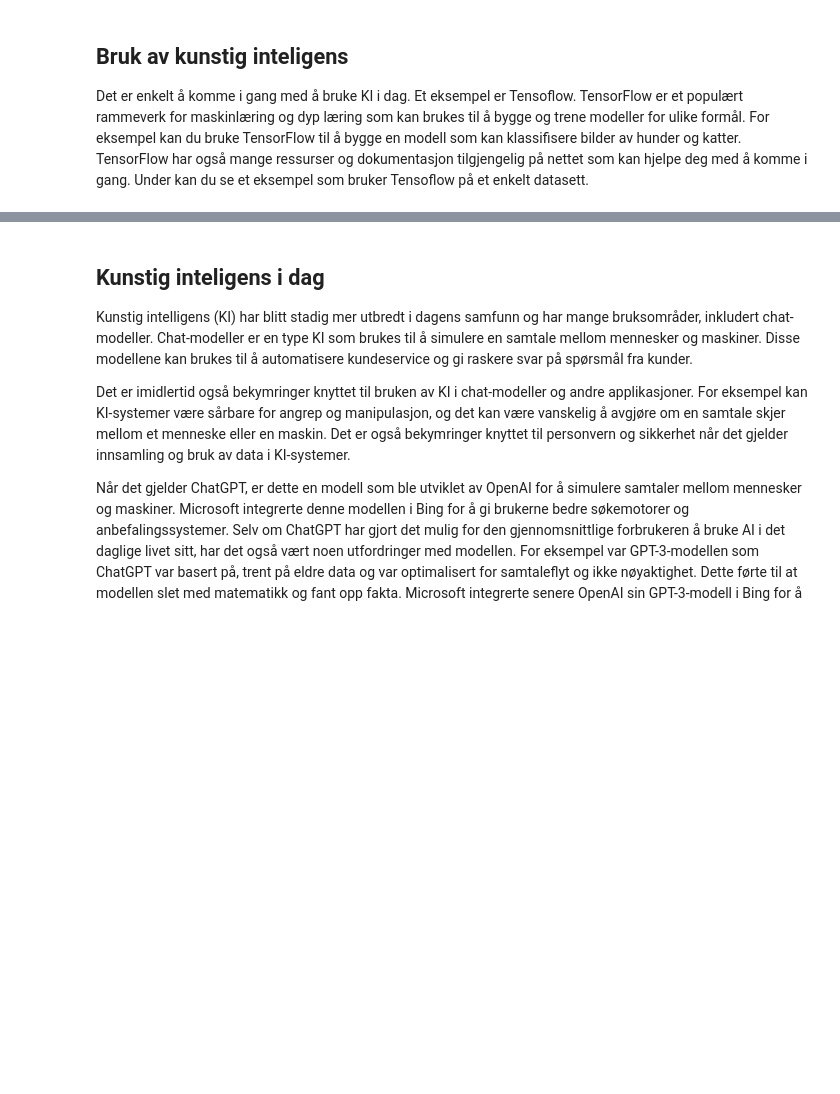
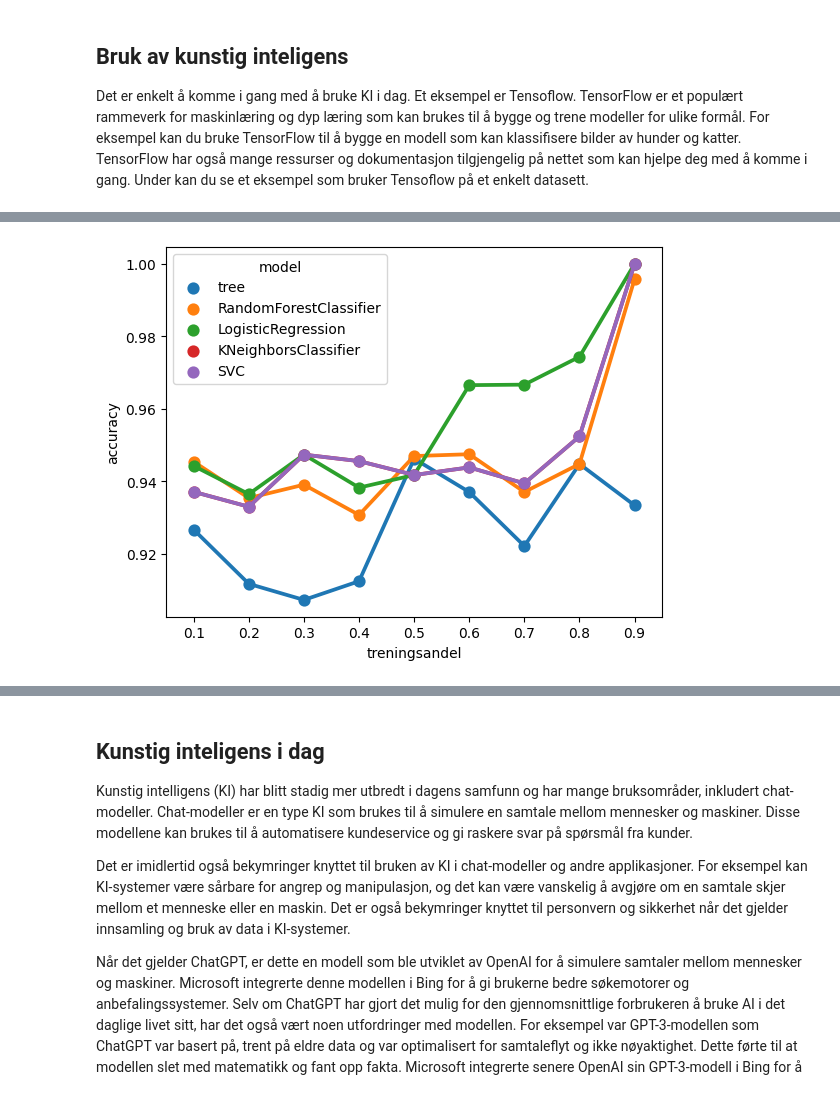
Before and after one commit to EliasTors/ModelleringII, a Jupyter notebook: modelleringII.ipynb, the cells around one changed output, grey strips where cells are left out. Saved outputs shown, nothing was run; the diff lists cells and outputs as text; code cells hidden in the pictures; blank space fills up the shorter version.

Commit message:
graph

```diff
--- a/modelleringII.ipynb
+++ b/modelleringII.ipynb
@@ -202,0 +238,35 @@ print(f'F1-score: {f1:.2f}')
+# %%
+# LogisticRegression
+
+# Velge ut data til trening og testing
+for i in range(1, 10):
+    accuracy_list = []
+    treningsandel_eval = i/10
+    for j in range (10):
+        ml_data = train_test_split(kriterier, kategorier, train_size=treningsandel_eval, random_state=42)
+
+        treningskriterier = ml_data[0]
+        testkriterier = ml_data[1]
+        treningskategorier = ml_data[2]
+        testkategorier = ml_data[3]
+
+        #print(treningskriterier)
+
+        modell = LogisticRegression()                  # Lager modellen
+        modell.fit(treningskriterier, treningskategorier)       # Trener modellen
+
+        forutsigelser = modell.predict(testkriterier)
+        #print("Accuracy:", round(accuracy_score(testkategorier, forutsigelser), 2))
+
+        # Assume y_test and y_pred are the true and predicted labels for the test set
+        precision = precision_score(testkategorier, forutsigelser, average='macro')
+        recall = recall_score(testkategorier, forutsigelser, average='macro')
+        f1 = f1_score(testkategorier, forutsigelser, average='macro')
+        accuracy_list.append(precision)
+    accuracy_avrg = sum(accuracy_list) / len(accuracy_list)
+    data = pd.DataFrame({'model':['LogisticRegression'], 'treningsandel': [treningsandel_eval], 'accuracy': [accuracy_avrg]})
+    model_eval = pd.concat([model_eval, data], ignore_index=True)
+
+print(f'Precision: {precision:.2f}')
+print(f'Recall: {recall:.2f}')
+print(f'F1-score: {f1:.2f}')
@@ -407,0 +495,12 @@ Average accuracy: 0.395
+# %%
+# Modell evaluering
+model_eval_plot = model_eval.copy()
+#model_eval_plot['model'] = model_eval_plot['model'].map(map_string_to_number)
+#model_eval_plot.boxplot(column='accuracy', by='treningsandel')
+# Create a point plot
+sns.pointplot(data=model_eval_plot, x='treningsandel', y='accuracy', hue='model')
+
+# Show the plot
+plt.show()
+# %% [output]
+[figure, added]
```
Also changed, not shown: parts of 15 cells of this notebook, 1 other file.
